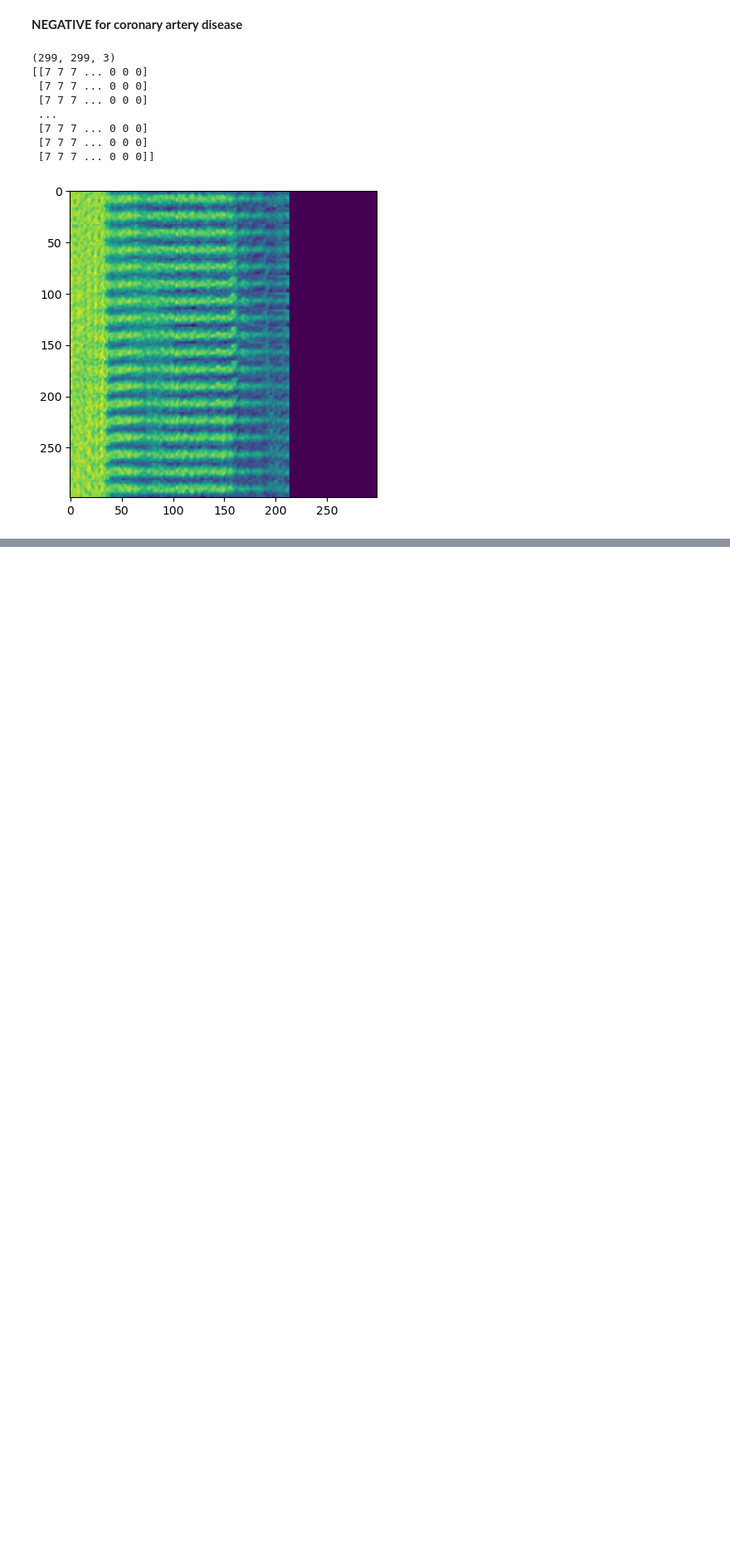
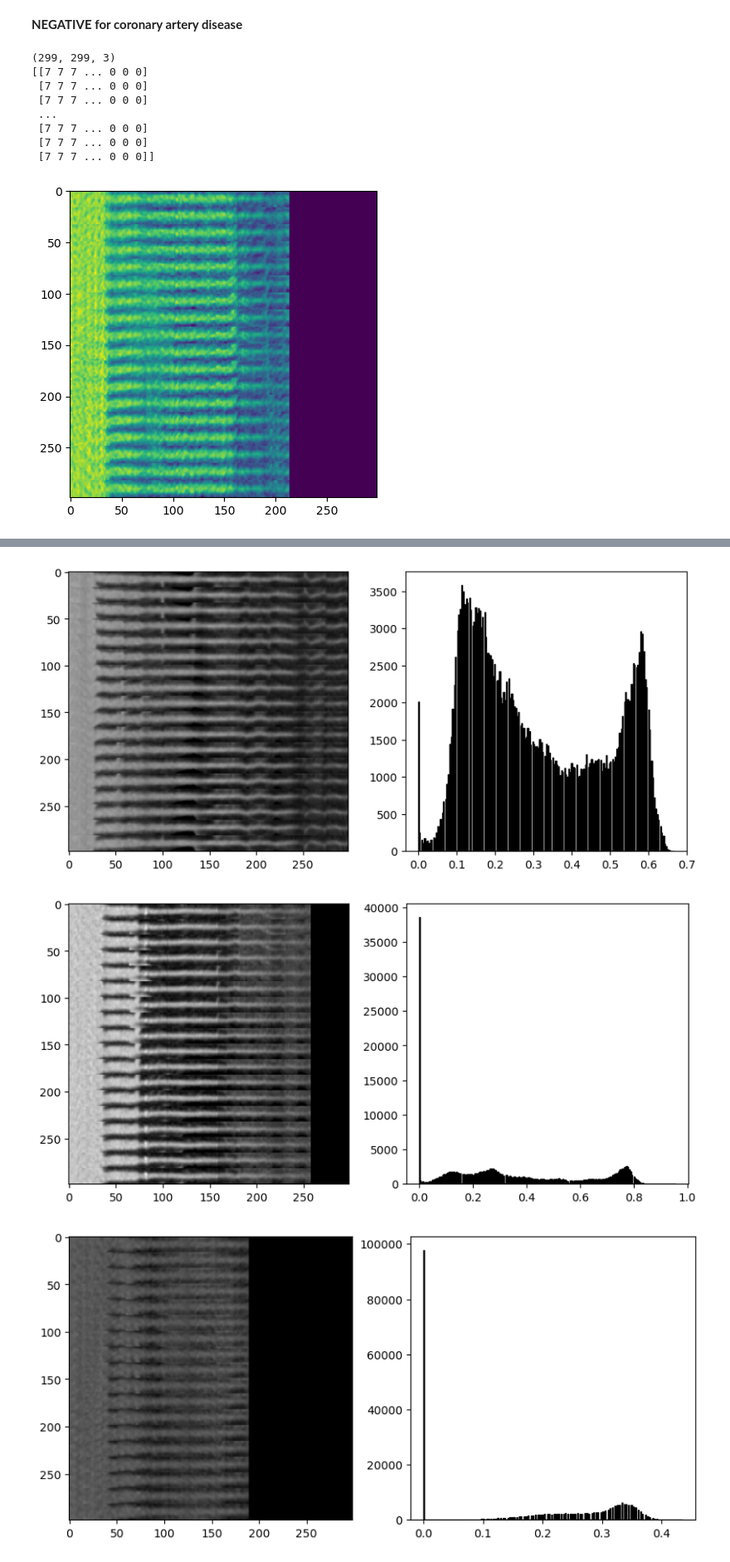
Before and after one commit to leezael/VisIQ, a Jupyter notebook: notebooks/coronary/eda.ipynb, the cells around one changed output, grey strips where cells are left out. Shown at 83% size. Cells and saved outputs as stored; diff of their text form; code cells hidden in the pictures; blank space fills up the shorter version.

Commit message:
update eda - hist & cdf

```diff
--- a/notebooks/coronary/eda.ipynb
+++ b/notebooks/coronary/eda.ipynb
@@ -259,0 +276,30 @@ POSITIVE
+# %%
+def plot_img_hist(pos_path, num_img=6):
+    # List all image files in the folder
+    img_files = [os.path.join(pos_path, fn) for fn in os.listdir(pos_path) if fn.endswith('.png')]
+
+    # Select a random subset of images
+    selected_imgs = np.random.choice(img_files, min(num_img, len(img_files)), replace=False)
+
+    # Plot images and histograms
+    for idx, img_path in enumerate(selected_imgs):
+        fig1 = plt.figure(idx, figsize=(10, 10))
+
+        # Plot image
+        fig1.add_subplot(2, 2, 1)
+        img = mpimg.imread(img_path)
+        plt.imshow(img)
+
+        # Plot histogram
+        fig1.add_subplot(2, 2, 2)
+        plt.hist(img.ravel(), bins=256, fc='k', ec='k')
+
+    plt.tight_layout()
+    plt.show()
+# %%
+#positive_folder = 'dataset/train/POSITIVE'  # Change this to the path of your positive folder
+plot_img_hist(pos_path, num_img=6)
+# %% [output]
+[figure, added]
+[figure, added]
+[figure, added]
```
Also changed, not shown: parts of 22 cells of this notebook.
